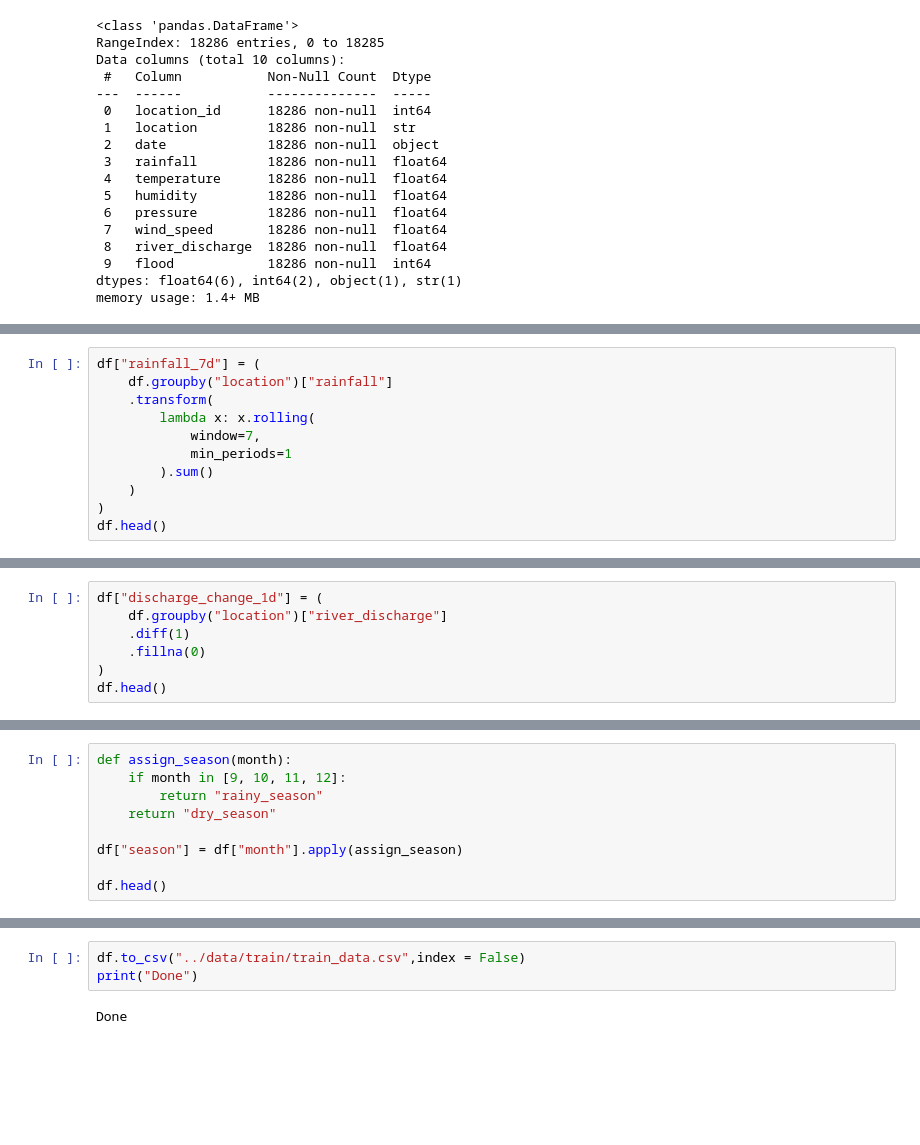
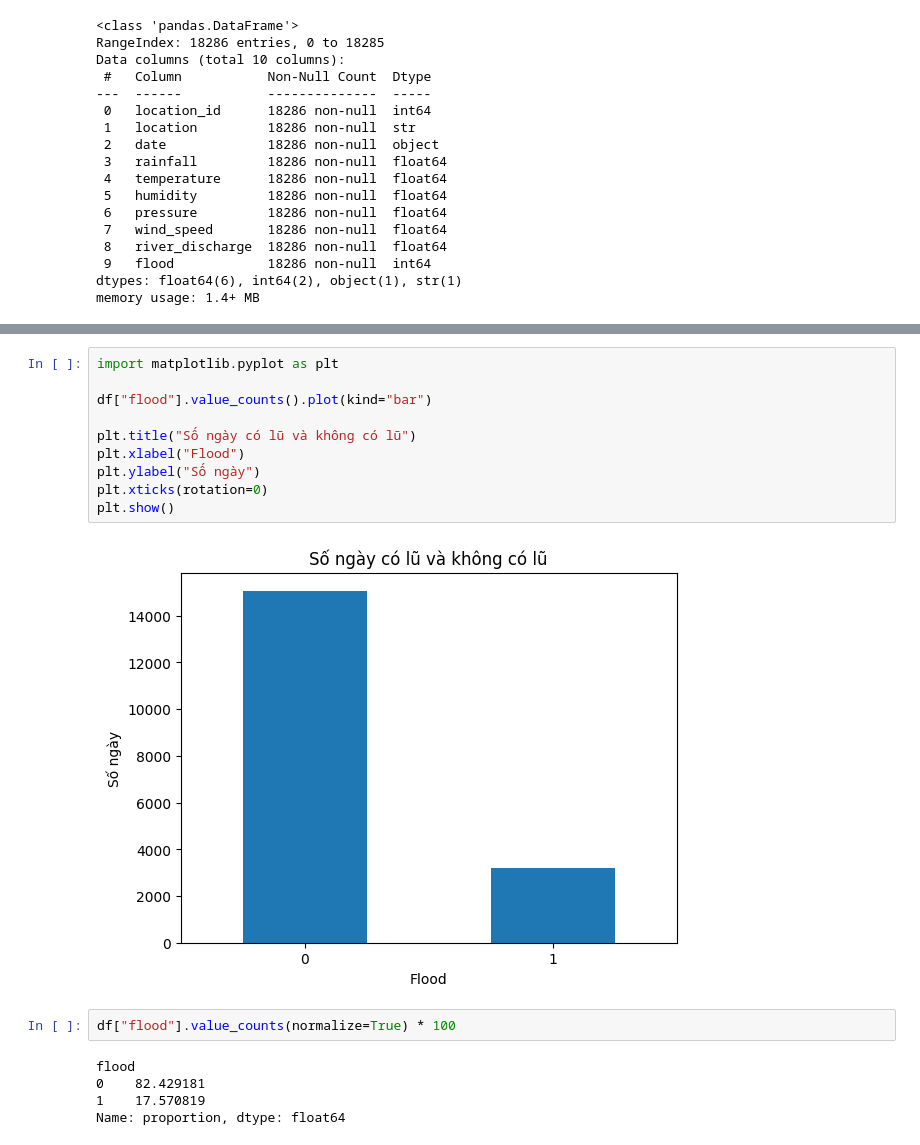
Before and after one commit to HaiDang193/Flood-Prediction, a Jupyter notebook: src/EDA.ipynb, the cells around one changed output, grey strips where cells are left out. Cells and saved outputs as stored; diff of their text form; blank space fills up the shorter version.

```diff
--- a/src/EDA.ipynb
+++ b/src/EDA.ipynb
@@ -218,11 +129,0 @@ df.head()
-# %%
-df["rainfall_7d"] = (
-    df.groupby("location")["rainfall"]
-    .transform(
-        lambda x: x.rolling(
-            window=7,
-            min_periods=1
-        ).sum()
-    )
-)
-df.head()
@@ -281,7 +129,0 @@ plt.show()
-# %%
-df["discharge_change_1d"] = (
-    df.groupby("location")["river_discharge"]
-    .diff(1)
-    .fillna(0)
-)
-df.head()
@@ -342,9 +129,0 @@ plt.show()
-# %%
-def assign_season(month):
-    if month in [9, 10, 11, 12]:
-        return "rainy_season"
-    return "dry_season"
-
-df["season"] = df["month"].apply(assign_season)
-
-df.head()
@@ -403,5 +130,19 @@ plt.show()
-# %%
-df.to_csv("../data/train/train_data.csv",index = False)
-print("Done")
-# %% [output]
-Done
+# %%
+import matplotlib.pyplot as plt
+
+df["flood"].value_counts().plot(kind="bar")
+
+plt.title("Số ngày có lũ và không có lũ")
+plt.xlabel("Flood")
+plt.ylabel("Số ngày")
+plt.xticks(rotation=0)
+plt.show()
+# %% [output]
+[figure, added]
+# %%
+df["flood"].value_counts(normalize=True) * 100
+# %% [output]
+flood
+0    82.429181
+1    17.570819
+Name: proportion, dtype: float64
```
Also changed, not shown: parts of 52 cells of this notebook, 18 other files.
